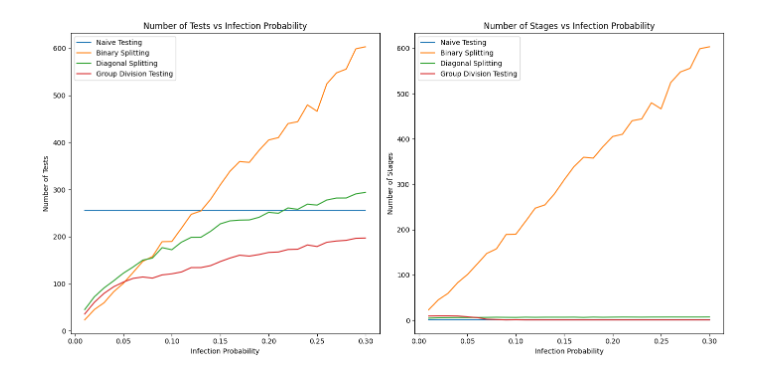
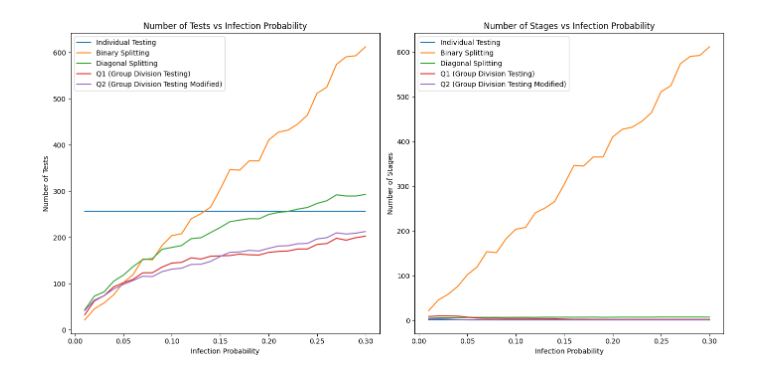
Before and after one commit to utk7arsh/Adaptive-testing-for-infection-spread, a Jupyter notebook: ECE134Project.ipynb, the cells around one changed output. Drawn from its saved outputs; the diff is of its cells as text; code cells hidden in the pictures.

```diff
--- a/ECE134Project.ipynb
+++ b/ECE134Project.ipynb
@@ -72,7 +41,0 @@ Community 16: [0 0 0 0 0 0 0 0 0 0 0 0 0 0 0 0] Num infected: 0
-# %%
-# Testing naive_testing and optimized naive_testing
-p = 0.99
-sample_individuals = np.random.choice([0, 1], size=N, p=[1-p, p])
-print(np.where(sample_individuals==0)[0])
-print(naive_testing(sample_individuals)[0])
-print(optimized_naive_testing(sample_individuals)[0])
@@ -460,21 +636,18 @@ group_division_testing: 2 2
 # %%
-# Set a seed for reproducibility
-# np.random.seed(42)
-
-
 # Number of simulations to average over
 num_simulations = 25
+np.random.seed(55)
 
 # Initialize lists to store results
 infection_probs = np.arange(0.01, 0.31, 0.01)
-naive_tests_list = []
+individual_tests_list = []
 binary_tests_list = []
 parallel_binary_tests_list = []
 diag_tests_list = []
 Q1_tests_list = []
 group_division_tests_list = []
 
-naive_stages_list = []
+individual_stages_list = []
 binary_stages_list = []
 parallel_binary_stages_list = []
 diag_stages_list = []
@@ -483,81 +656,81 @@ group_division_stages_list = []
 
 # Iterate over infection probabilities
 for p in infection_probs:
-    naive_tests_avg, binary_tests_avg, parallel_binary_tests_avg = 0, 0, 0
+    individual_tests_avg, binary_tests_avg, parallel_binary_tests_avg = 0, 0, 0
     diag_tests_avg, Q1_tests_avg, group_division_tests_avg = 0, 0, 0
-    naive_stages_avg, binary_stages_avg, parallel_binary_stages_avg = 0, 0, 0
+    individual_stages_avg, binary_stages_avg, parallel_binary_stages_avg = 0, 0, 0
     diag_stages_avg, Q1_stages_avg, group_division_stages_avg = 0, 0, 0
 
     for _ in range(num_simulations):  # Average over num_simulations tests
         array = np.random.choice([0, 1], size=256, p=[1 - p, p])
 
-        naive_tests, naive_stages = naive_testing(array)
+        individual_tests, individual_stages = individual_testing(array)
         binary_tests, binary_stages = binary_splitting(array)[0:2]
         parallel_binary_tests, parallel_binary_stages = parallel_binary_splitting(array)
         diag_tests, diag_stages = diag_splitting(array)
         Q1_tests, Q1_stages = Qtesting1(array)
-        group_division_tests, group_division_stages = group_division_testing(array)
+        group_division_tests, group_division_stages = Qtesting2(array)
 
-        naive_tests_avg += naive_tests
+        individual_tests_avg += individual_tests
         binary_tests_avg += binary_tests
         parallel_binary_tests_avg += parallel_binary_tests
         diag_tests_avg += diag_tests
         Q1_tests_avg += Q1_tests
         group_division_tests_avg += group_division_tests
 
-        naive_stages_avg += naive_stages
+        individual_stages_avg += individual_stages
         binary_stages_avg += binary_stages
         parallel_binary_stages_avg += parallel_binary_stages
         diag_stages_avg += diag_stages
         Q1_stages_avg += Q1_stages
         group_division_stages_avg += group_division_stages
 
-    naive_tests_list.append(naive_tests_avg / num_simulations)
+    individual_tests_list.append(individual_tests_avg / num_simulations)
     binary_tests_list.append(binary_tests_avg / num_simulations)
     parallel_binary_tests_list.append(parallel_binary_tests_avg / num_simulations)
     diag_tests_list.append(diag_tests_avg / num_simulations)
     Q1_tests_list.append(Q1_tests_avg / num_simulations)
     group_division_tests_list.append(group_division_tests_avg / num_simulations)
 
-    naive_stages_list.append(naive_stages_avg / num_simulations)
+    individual_stages_list.append(individual_stages_avg / num_simulations)
     binary_stages_list.append(binary_stages_avg / num_simulations)
     parallel_binary_stages_list.append(parallel_binary_stages_avg / num_simulations)
     diag_stages_list.append(diag_stages_avg / num_simulations)
     Q1_stages_list.append(Q1_stages_avg / num_simulations)
     group_division_stages_list.append(group_division_stages_avg / num_simulations)
 
 # Plotting the number of tests
 plt.figure(figsize=(14, 7))
 
 plt.subplot(1, 2, 1)
-plt.plot(infection_probs, naive_tests_list, label='Naive Testing')
+plt.plot(infection_probs, individual_tests_list, label='Individual Testing')
 plt.plot(infection_probs, binary_tests_list, label='Binary Splitting')
 # plt.plot(infection_probs, parallel_binary_tests_list, label='Parallel Binary Splitting')
 plt.plot(infection_probs, diag_tests_list, label='Diagonal Splitting')
-# plt.plot(infection_probs, Q1_tests_list, label='Q1 Testing')
-plt.plot(infection_probs, group_division_tests_list, label='Group Division Testing')
+plt.plot(infection_probs, Q1_tests_list, label='Q1 (Group Division Testing)')
+plt.plot(infection_probs, group_division_tests_list, label='Q2 (Group Division Testing Modified)')
 plt.xlabel('Infection Probability')
 plt.ylabel('Number of Tests')
 plt.title('Number of Tests vs Infection Probability')
 plt.legend()
 
 # Plotting the number of stages
 plt.subplot(1, 2, 2)
-plt.plot(infection_probs, naive_stages_list, label='Naive Testing')
+plt.plot(infection_probs, individual_stages_list, label='Individual Testing')
 plt.plot(infection_probs, binary_stages_list, label='Binary Splitting')
 # plt.plot(infection_probs, parallel_binary_stages_list, label='Parallel Binary Splitting')
 plt.plot(infection_probs, diag_stages_list, label='Diagonal Splitting')
-# plt.plot(infection_probs, Q1_stages_list, label='Q1 Testing')
-plt.plot(infection_probs, group_division_stages_list, label='Group Division Testing')
+plt.plot(infection_probs, Q1_stages_list, label='Q1 (Group Division Testing)')
+plt.plot(infection_probs, group_division_stages_list, label='Q2 (Group Division Testing Modified)')
 plt.xlabel('Infection Probability')
 plt.ylabel('Number of Stages')
 plt.title('Number of Stages vs Infection Probability')
 plt.legend()
 
 plt.tight_layout()
 plt.show()
 # %% [output]
-[figure, old version]
+[figure, new version]
 # %%
 # Function Tests
 
```
Also changed, not shown: parts of 17 cells of this notebook, 2 other files.
